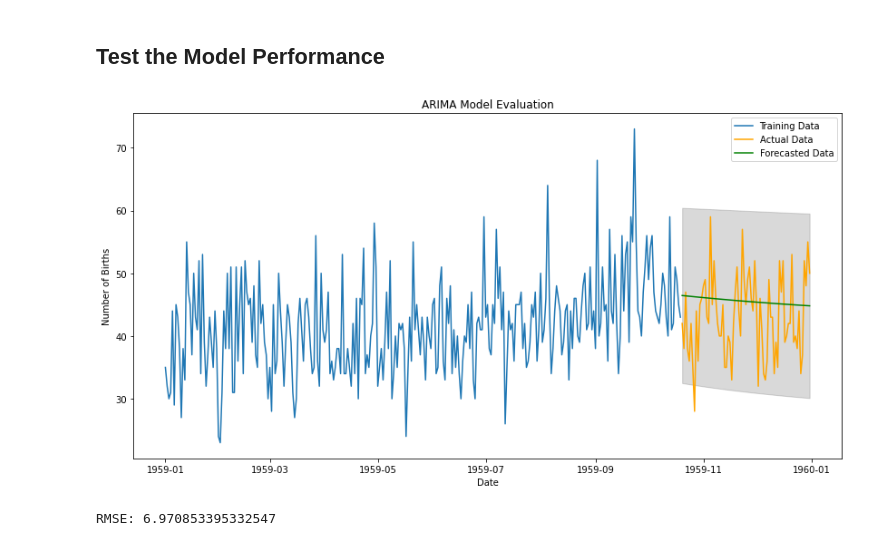
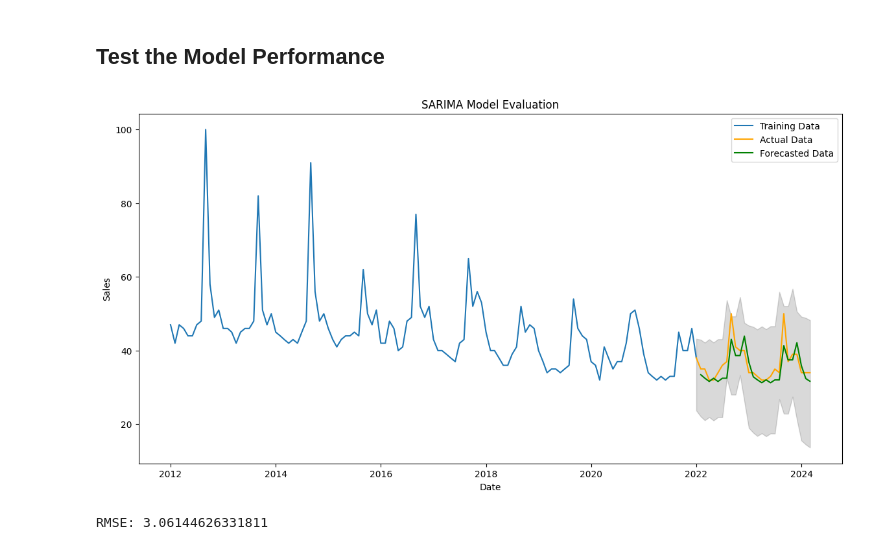
Before and after one commit to dagartga/ARIMA_Simple_Forecast, a Jupyter notebook: iphone-sales-forecasting.ipynb, the cells around one changed output. Cells and saved outputs as stored; diff of their text form; code cells hidden in the pictures.

Commit message:
create SARIMA forecast for test iphone data

```diff
--- a/iphone-sales-forecasting.ipynb
+++ b/iphone-sales-forecasting.ipynb
@@ -134,34 +144,41 @@ Freq: D, Name: predicted_mean, dtype: float64
 # %% [markdown]
 ## Test the Model Performance
+# %%
+# create a train and test set
+train = data.loc[:'2022-01-01', 'sales']
+test = data.loc['2022-01-01':, 'sales']
 # %%
-# Fit the ARIMA model on the training dataset
-model_train = ARIMA(train['births'], order=(1, 0, 1))
+# Fit the SARIMA model on the training dataset
+model_train = SARIMAX(train, freq='MS', order=(1, 1, 1), seasonal_order=(1, 0, 0, 12))
 model_train_fit = model_train.fit()
 
 # Forecast on the test dataset
 test_forecast = model_train_fit.get_forecast(steps=len(test))
 test_forecast_series = pd.Series(test_forecast.predicted_mean, index=test.index)
 
+# drop the first value of the test_forecast_series
+test_forecast_series = test_forecast_series[1:]
+
 # Calculate the mean squared error
-mse = mean_squared_error(test['births'], test_forecast_series)
+mse = mean_squared_error(test[1:], test_forecast_series)
 rmse = mse**0.5
 
 # Create a plot to compare the forecast with the actual test data
 plt.figure(figsize=(14,7))
-plt.plot(train['births'], label='Training Data')
-plt.plot(test['births'], label='Actual Data', color='orange')
+plt.plot(train, label='Training Data')
+plt.plot(test, label='Actual Data', color='orange')
 plt.plot(test_forecast_series, label='Forecasted Data', color='green')
 plt.fill_between(test.index,
                  test_forecast.conf_int().iloc[:, 0],
                  test_forecast.conf_int().iloc[:, 1],
                  color='k', alpha=.15)
-plt.title('ARIMA Model Evaluation')
+plt.title('SARIMA Model Evaluation')
 plt.xlabel('Date')
-plt.ylabel('Number of Births')
+plt.ylabel('Sales')
 plt.legend()
 plt.show()
 
 print('RMSE:', rmse)
 # %% [output]
-[figure, old version]
+[figure, new version]
-RMSE: 6.970853395332547
+RMSE: 3.06144626331811
```
Also changed, not shown: parts of 7 cells of this notebook.
